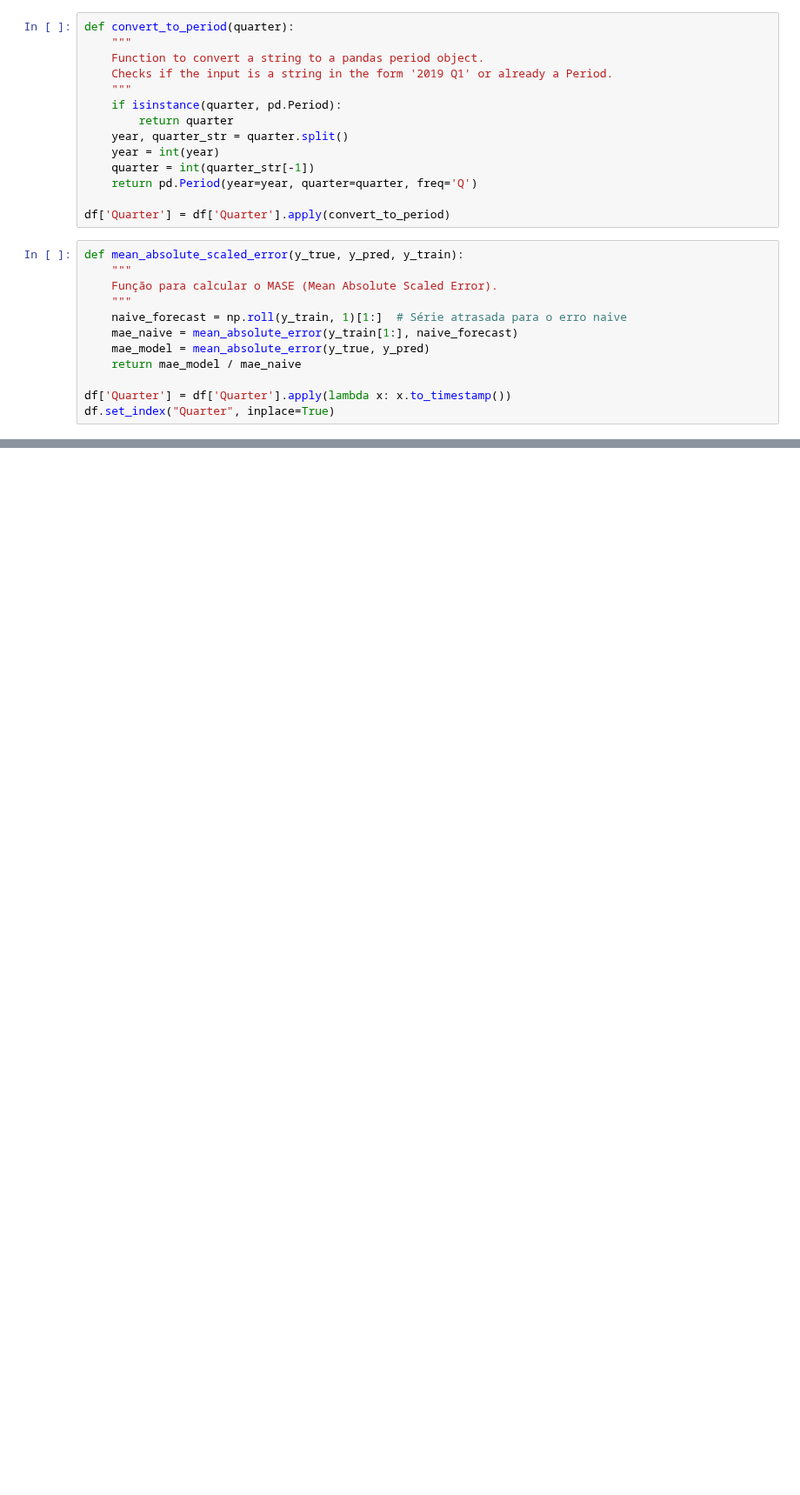
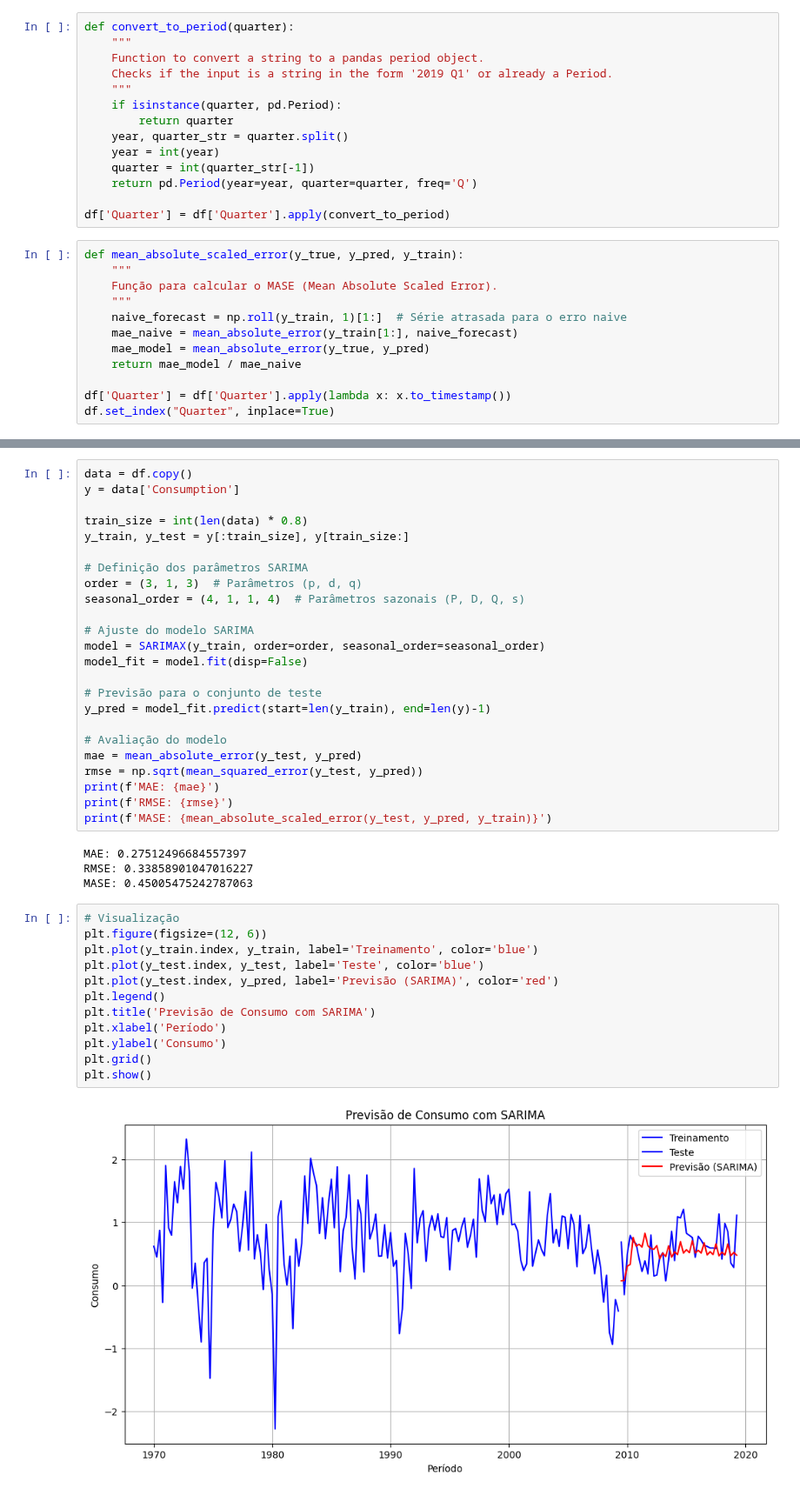
Before and after one commit to ramalhogs/Series_temporais_A2, a Jupyter notebook: sarima.ipynb, the cells around one changed output, grey strips where cells are left out. Shown at 87% size. Drawn from its saved outputs; the diff is of its cells as text; blank space fills up the shorter version.

```diff
--- a/sarima.ipynb
+++ b/sarima.ipynb
@@ -56,0 +61,42 @@ df.set_index("Quarter", inplace=True)
+# %%
+data = df.copy()
+y = data['Consumption']
+
+train_size = int(len(data) * 0.8)
+y_train, y_test = y[:train_size], y[train_size:]
+
+# Definição dos parâmetros SARIMA
+order = (3, 1, 3)  # Parâmetros (p, d, q)
+seasonal_order = (4, 1, 1, 4)  # Parâmetros sazonais (P, D, Q, s)
+
+# Ajuste do modelo SARIMA
+model = SARIMAX(y_train, order=order, seasonal_order=seasonal_order)
+model_fit = model.fit(disp=False)
+
+# Previsão para o conjunto de teste
+y_pred = model_fit.predict(start=len(y_train), end=len(y)-1)
+
+# Avaliação do modelo
+mae = mean_absolute_error(y_test, y_pred)
+rmse = np.sqrt(mean_squared_error(y_test, y_pred))
+print(f'MAE: {mae}')
+print(f'RMSE: {rmse}')
+print(f'MASE: {mean_absolute_scaled_error(y_test, y_pred, y_train)}')
+# %% [output]
+MAE: 0.27512496684557397
+RMSE: 0.33858901047016227
+MASE: 0.45005475242787063
+# %%
+# Visualização
+plt.figure(figsize=(12, 6))
+plt.plot(y_train.index, y_train, label='Treinamento', color='blue')
+plt.plot(y_test.index, y_test, label='Teste', color='blue')
+plt.plot(y_test.index, y_pred, label='Previsão (SARIMA)', color='red')
+plt.legend()
+plt.title('Previsão de Consumo com SARIMA')
+plt.xlabel('Período')
+plt.ylabel('Consumo')
+plt.grid()
+plt.show()
+# %% [output]
+[figure, added]
```
Also changed, not shown: parts of 5 cells of this notebook, 1 other file.
